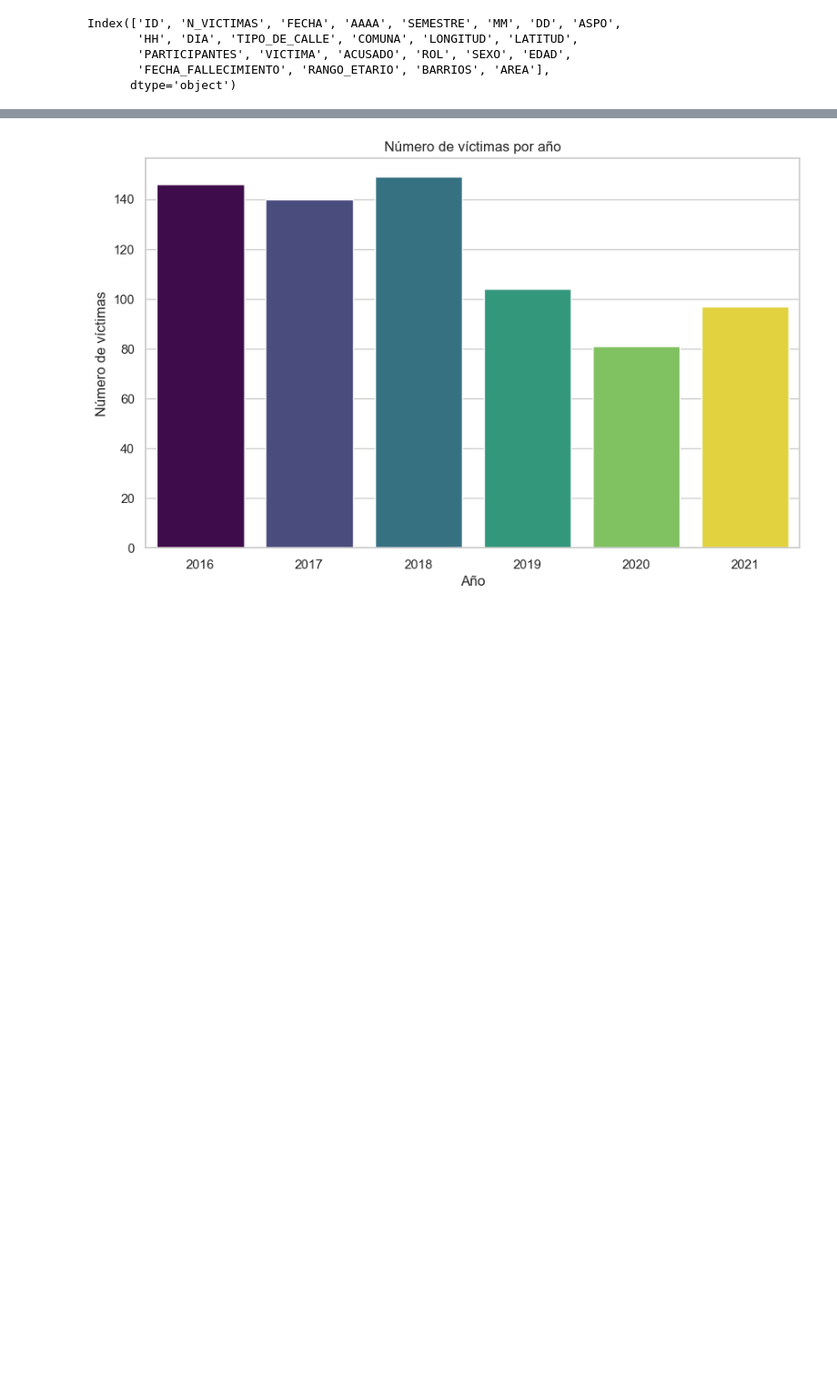
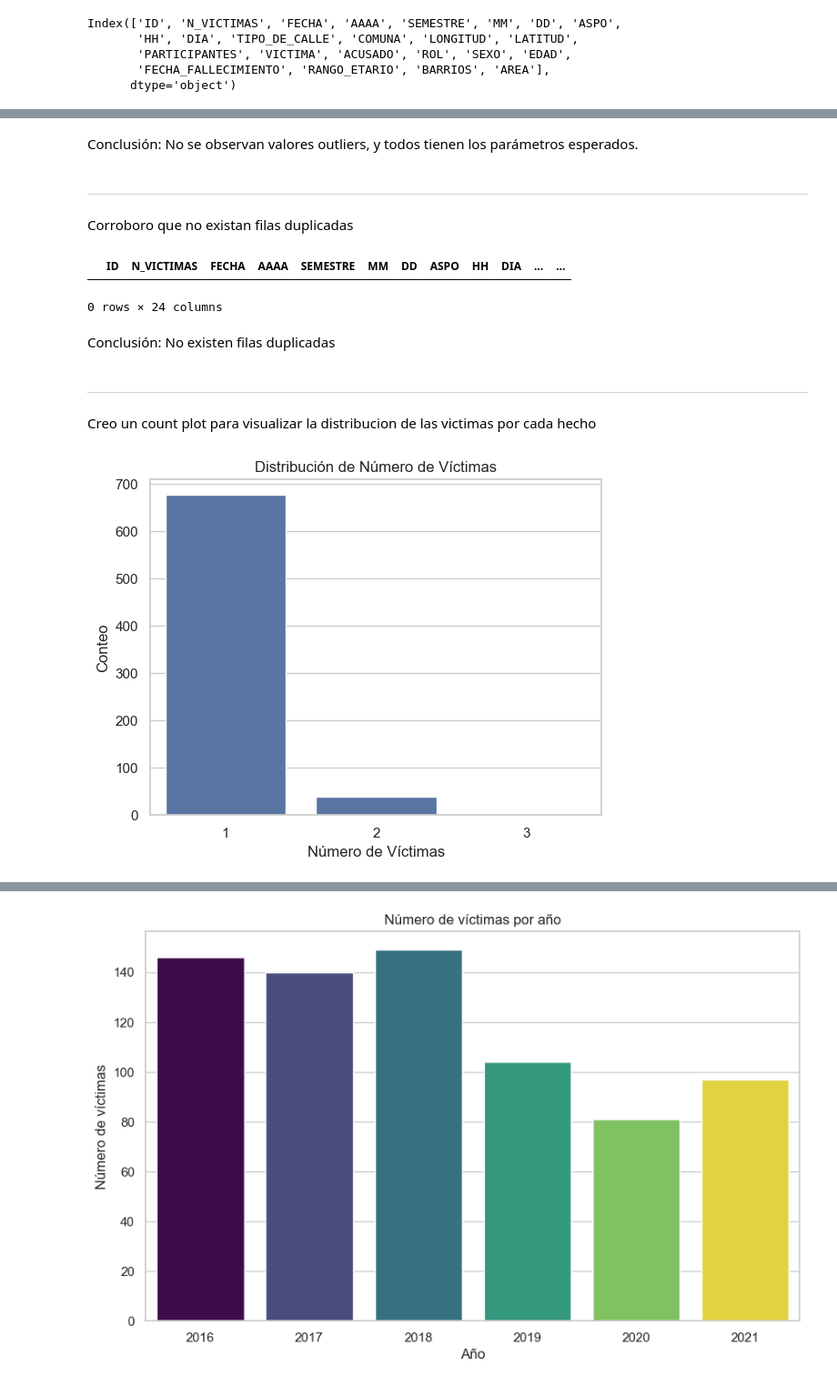
Before and after one commit to MarceloOrtizz/Proyecto_DA_Siniestros_Viales, a Jupyter notebook: eda.ipynb, the cells around one changed output, grey strips where cells are left out. Shown at 91% size. Drawn from its saved outputs; the diff is of its cells as text; code cells hidden in the pictures; blank space fills up the shorter version.

```diff
--- a/eda.ipynb
+++ b/eda.ipynb
@@ -150,0 +198,26 @@ sns.set(style="whitegrid")
+# %% [markdown]
+Conclusión: No se observan valores outliers, y todos tienen los parámetros esperados.
+# %% [markdown]
+-----------
+# %% [markdown]
+
+Corroboro que no existan filas duplicadas
+# %%
+df[df.duplicated()]
+# %% [output]
+|  | ID | N_VICTIMAS | FECHA | AAAA | SEMESTRE | MM | DD | ASPO | HH | DIA | ... | ... |
+0 rows × 24 columns
+# %% [markdown]
+Conclusión:  No existen filas duplicadas
+# %% [markdown]
+---------
+# %% [markdown]
+Creo un count plot para visualizar la distribucion de las victimas por cada hecho
+# %%
+sns.countplot(x=df['N_VICTIMAS'])
+plt.title('Distribución de Número de Víctimas')
+plt.xlabel('Número de Víctimas')
+plt.ylabel('Conteo')
+plt.show()
+# %% [output]
+[figure, added]
```
Also changed, not shown: parts of 21 cells of this notebook, 2 other files.
